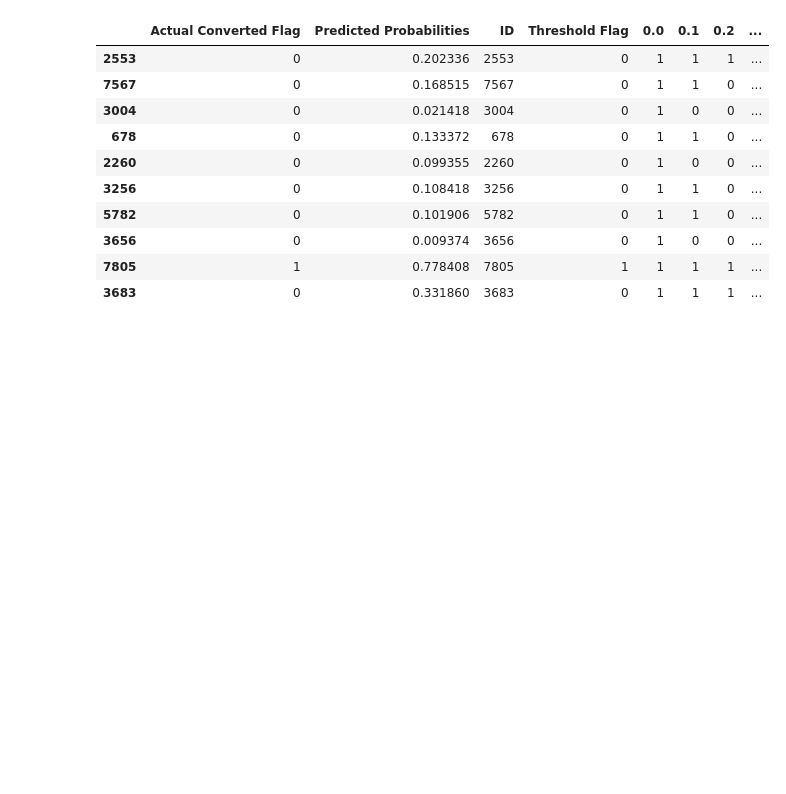
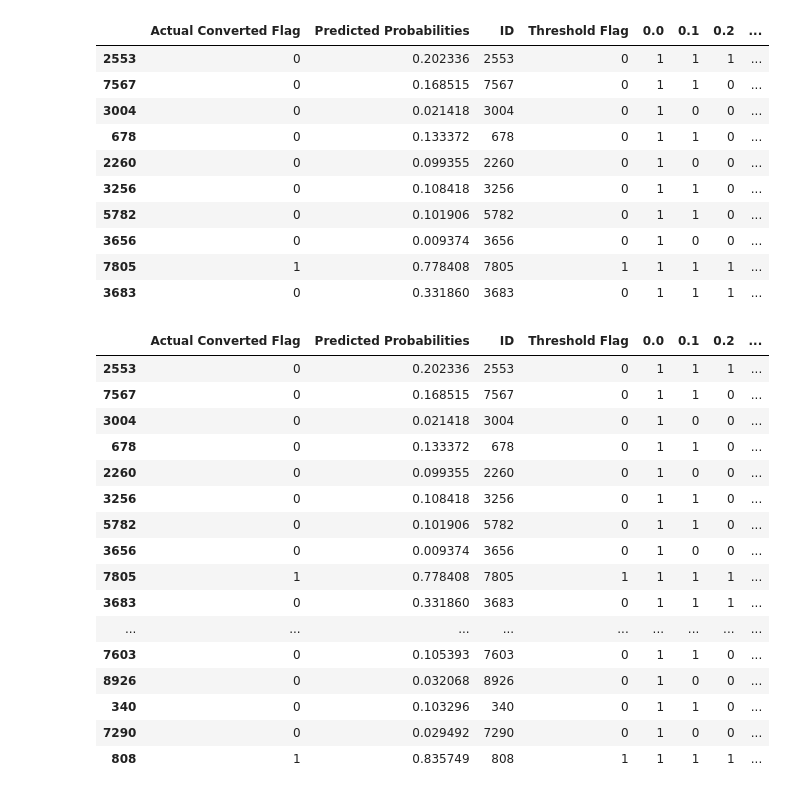
Before and after one commit to kunalworldwide/Lead-Scoring-Case-study, a Jupyter notebook: Lead-scoring-assignments.ipynb, the cells around one changed output. Cells and saved outputs as stored; diff of their text form; code cells hidden in the pictures; blank space fills up the shorter version.

```diff
--- a/Lead-scoring-assignments.ipynb
+++ b/Lead-scoring-assignments.ipynb
@@ -1285,3 +1285,26 @@ df_results.head(10)
 | 3656 | 0 | 0.009374 | 3656 | 0 | 1 | 0 | 0 | ... |
 | 7805 | 1 | 0.778408 | 7805 | 1 | 1 | 1 | 1 | ... |
 | 3683 | 0 | 0.331860 | 3683 | 0 | 1 | 1 | 1 | ... |
+# %%
+# Calculate the lead score based on the final prediction and round it
+df_results['Lead Score'] = round(df_results['Predicted Probabilities'] * 100)
+
+df_results.head(20)
+# %% [output]
+|  | Actual Converted Flag | Predicted Probabilities | ID | Threshold Flag | 0.0 | 0.1 | 0.2 | ... |
+| 2553 | 0 | 0.202336 | 2553 | 0 | 1 | 1 | 1 | ... |
+| 7567 | 0 | 0.168515 | 7567 | 0 | 1 | 1 | 0 | ... |
+| 3004 | 0 | 0.021418 | 3004 | 0 | 1 | 0 | 0 | ... |
+| 678 | 0 | 0.133372 | 678 | 0 | 1 | 1 | 0 | ... |
+| 2260 | 0 | 0.099355 | 2260 | 0 | 1 | 0 | 0 | ... |
+| 3256 | 0 | 0.108418 | 3256 | 0 | 1 | 1 | 0 | ... |
+| 5782 | 0 | 0.101906 | 5782 | 0 | 1 | 1 | 0 | ... |
+| 3656 | 0 | 0.009374 | 3656 | 0 | 1 | 0 | 0 | ... |
+| 7805 | 1 | 0.778408 | 7805 | 1 | 1 | 1 | 1 | ... |
+| 3683 | 0 | 0.331860 | 3683 | 0 | 1 | 1 | 1 | ... |
+| ... | ... | ... | ... | ... | ... | ... | ... | ... |
+| 7603 | 0 | 0.105393 | 7603 | 0 | 1 | 1 | 0 | ... |
+| 8926 | 0 | 0.032068 | 8926 | 0 | 1 | 0 | 0 | ... |
+| 340 | 0 | 0.103296 | 340 | 0 | 1 | 1 | 0 | ... |
+| 7290 | 0 | 0.029492 | 7290 | 0 | 1 | 0 | 0 | ... |
+| 808 | 1 | 0.835749 | 808 | 1 | 1 | 1 | 1 | ... |
```
Also changed, not shown: parts of 2 cells of this notebook.
